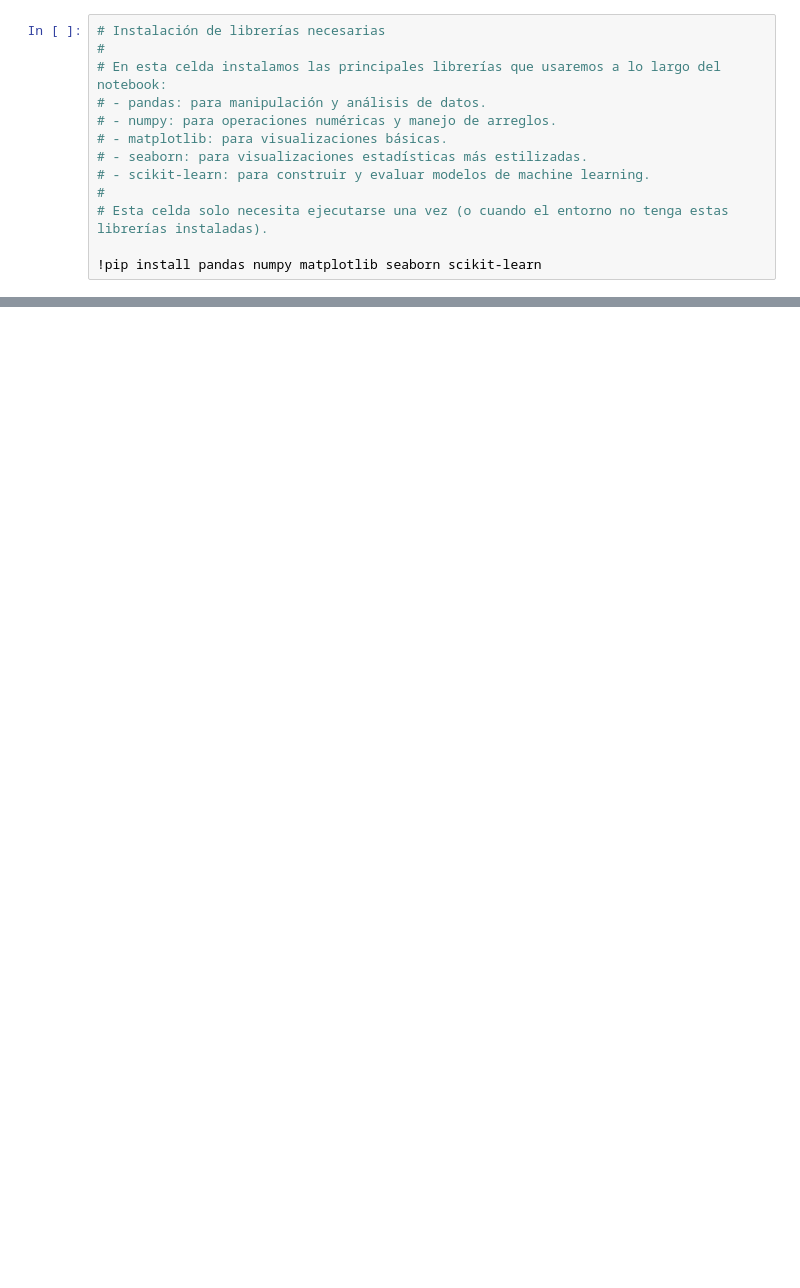
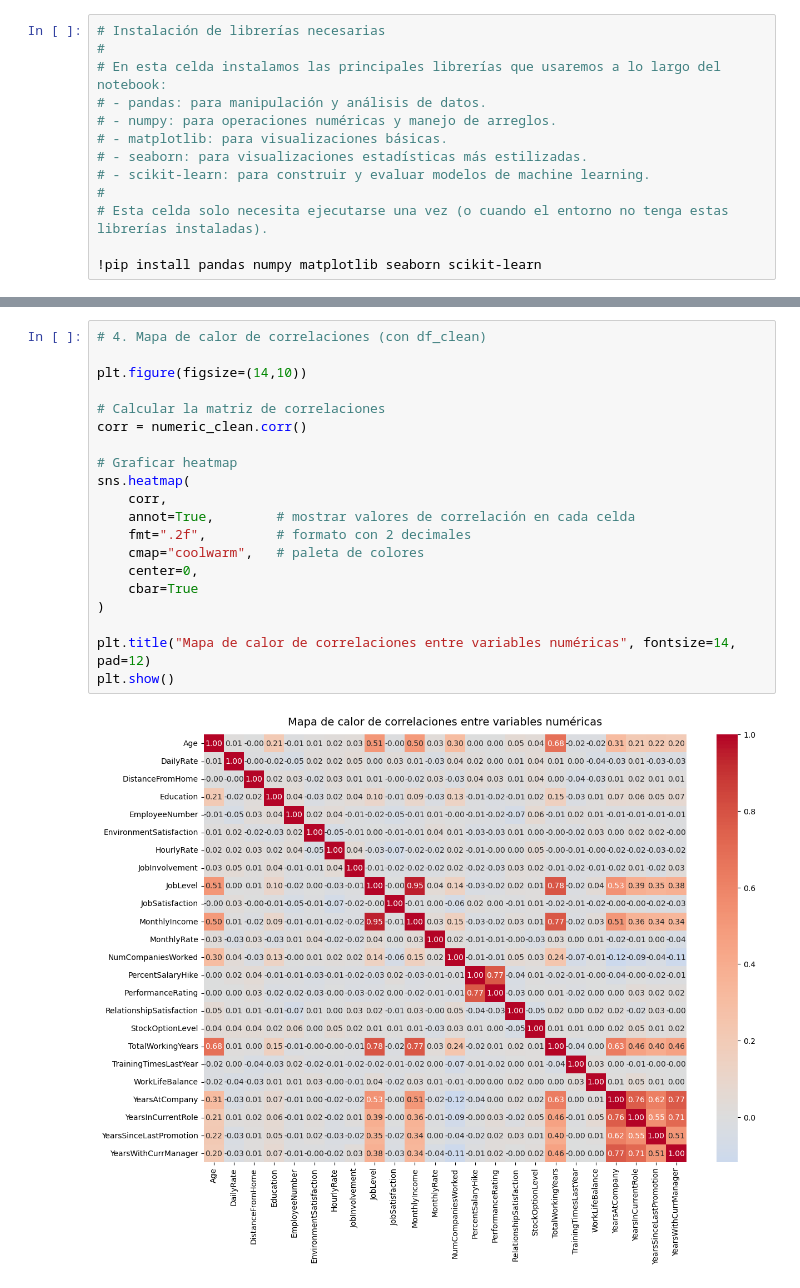
Before and after one commit to LeStark/Cursos, a Jupyter notebook: Análisis predictivo para toma de decisiones RRHH/Notebook 3 Comparación y Optimización de Modelos de Regresión.ipynb, the cells around one changed output, grey strips where cells are left out. Drawn from its saved outputs; the diff is of its cells as text; blank space fills up the shorter version.

```diff
--- a/Análisis predictivo para toma de decisiones RRHH/Notebook 3 Comparación y Optimización de Modelos de Regresión.ipynb
+++ b/Análisis predictivo para toma de decisiones RRHH/Notebook 3 Comparación y Optimización de Modelos de Regresión.ipynb
@@ -63,0 +326,22 @@ df.head()  # Mostrar las primeras filas del dataset
+# %%
+# 4. Mapa de calor de correlaciones (con df_clean)
+
+plt.figure(figsize=(14,10))
+
+# Calcular la matriz de correlaciones
+corr = numeric_clean.corr()
+
+# Graficar heatmap
+sns.heatmap(
+    corr,
+    annot=True,        # mostrar valores de correlación en cada celda
+    fmt=".2f",         # formato con 2 decimales
+    cmap="coolwarm",   # paleta de colores
+    center=0,
+    cbar=True
+)
+
+plt.title("Mapa de calor de correlaciones entre variables numéricas", fontsize=14, pad=12)
+plt.show()
+# %% [output]
+[figure, added]
```
Also changed, not shown: parts of 43 cells of this notebook.
